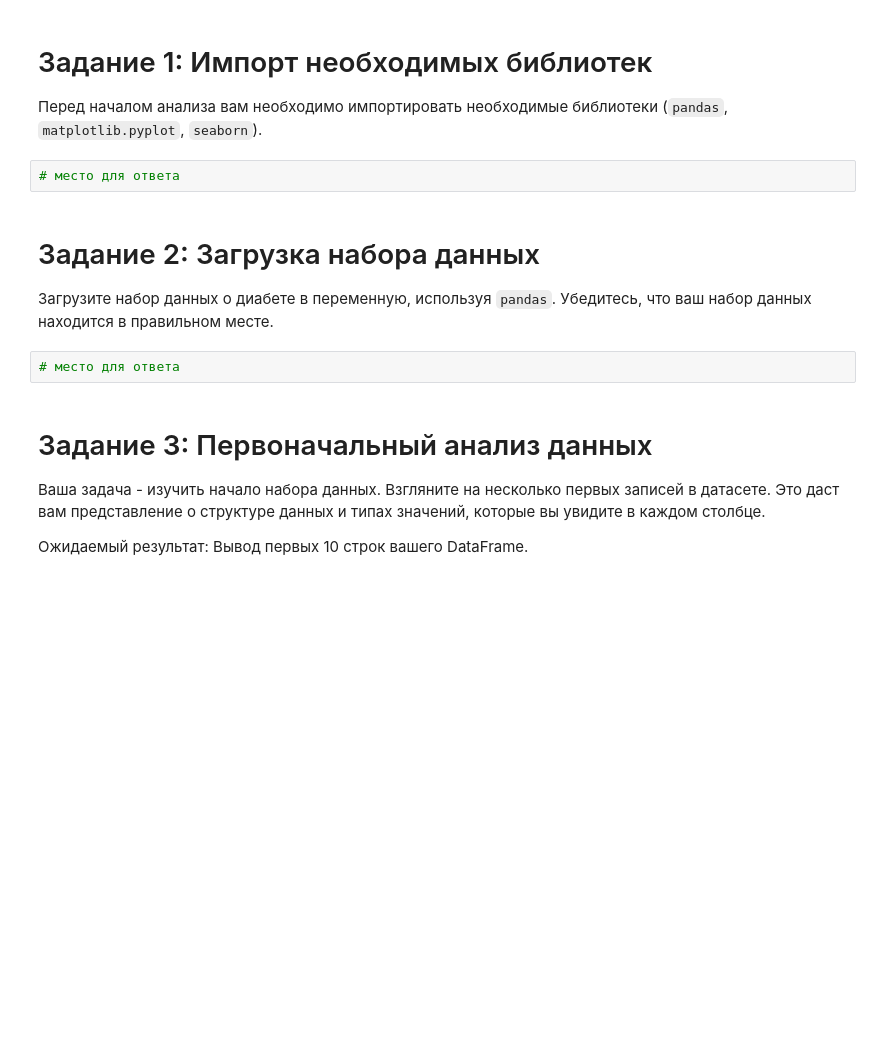
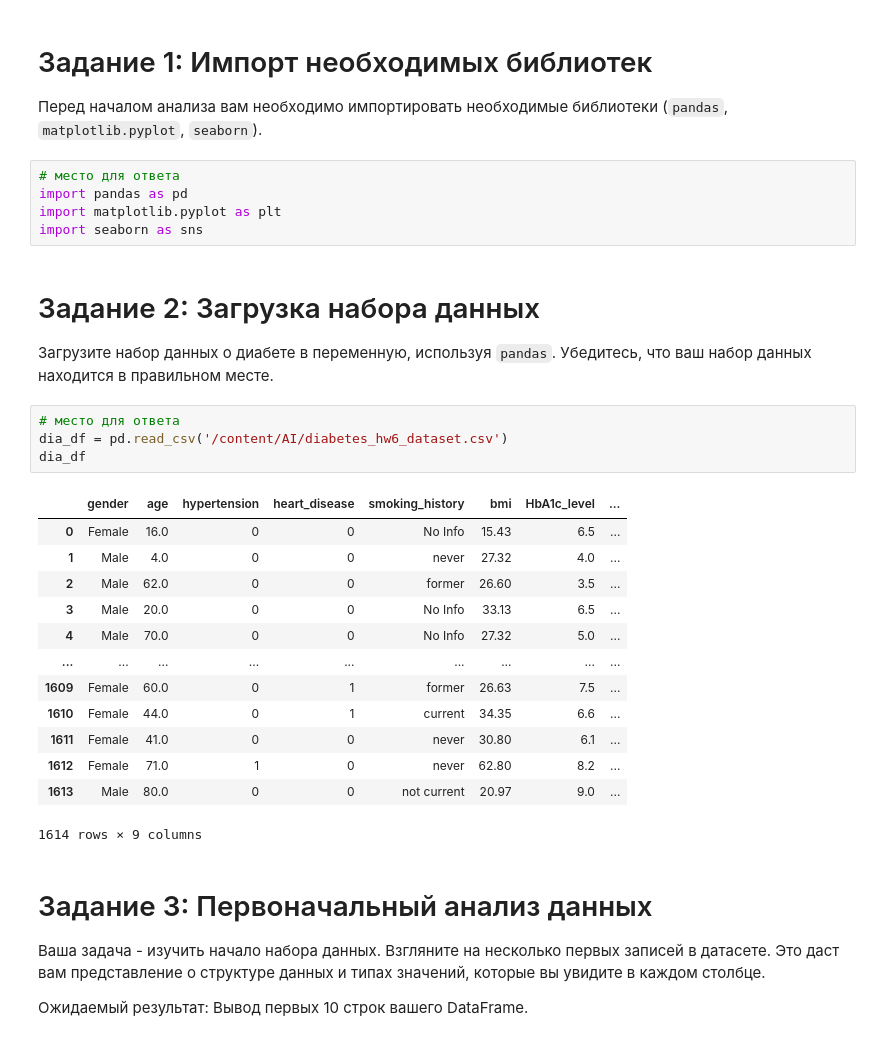
Before and after one commit to KuanyshKK/AI, a Jupyter notebook: homework_6_pandas.ipynb, the cells around one changed output. Cells and saved outputs as stored; diff of their text form; blank space fills up the shorter version.

```diff
--- a/homework_6_pandas.ipynb
+++ b/homework_6_pandas.ipynb
@@ -54,14 +54,33 @@
 # Задание 1: Импорт необходимых библиотек
 
 Перед началом анализа вам необходимо импортировать необходимые библиотеки (`pandas`, `matplotlib.pyplot`, `seaborn`).
-# %%
-# место для ответа
+# %%
+# место для ответа
+import pandas as pd
+import matplotlib.pyplot as plt
+import seaborn as sns
 # %% [markdown]
 # Задание 2: Загрузка набора данных
 
 Загрузите набор данных о диабете в переменную, используя `pandas`. Убедитесь, что ваш набор данных находится в правильном месте.
 # %%
 # место для ответа
+dia_df = pd.read_csv('/content/AI/diabetes_hw6_dataset.csv')
+dia_df
+# %% [output]
+|  | gender | age | hypertension | heart_disease | smoking_history | bmi | HbA1c_level | ... |
+| 0 | Female | 16.0 | 0 | 0 | No Info | 15.43 | 6.5 | ... |
+| 1 | Male | 4.0 | 0 | 0 | never | 27.32 | 4.0 | ... |
+| 2 | Male | 62.0 | 0 | 0 | former | 26.60 | 3.5 | ... |
+| 3 | Male | 20.0 | 0 | 0 | No Info | 33.13 | 6.5 | ... |
+| 4 | Male | 70.0 | 0 | 0 | No Info | 27.32 | 5.0 | ... |
+| ... | ... | ... | ... | ... | ... | ... | ... | ... |
+| 1609 | Female | 60.0 | 0 | 1 | former | 26.63 | 7.5 | ... |
+| 1610 | Female | 44.0 | 0 | 1 | current | 34.35 | 6.6 | ... |
+| 1611 | Female | 41.0 | 0 | 0 | never | 30.80 | 6.1 | ... |
+| 1612 | Female | 71.0 | 1 | 0 | never | 62.80 | 8.2 | ... |
+| 1613 | Male | 80.0 | 0 | 0 | not current | 20.97 | 9.0 | ... |
+1614 rows × 9 columns
 # %% [markdown]
 # Задание 3: Первоначальный анализ данных
 
```
Also changed, not shown: parts of 22 cells of this notebook.
